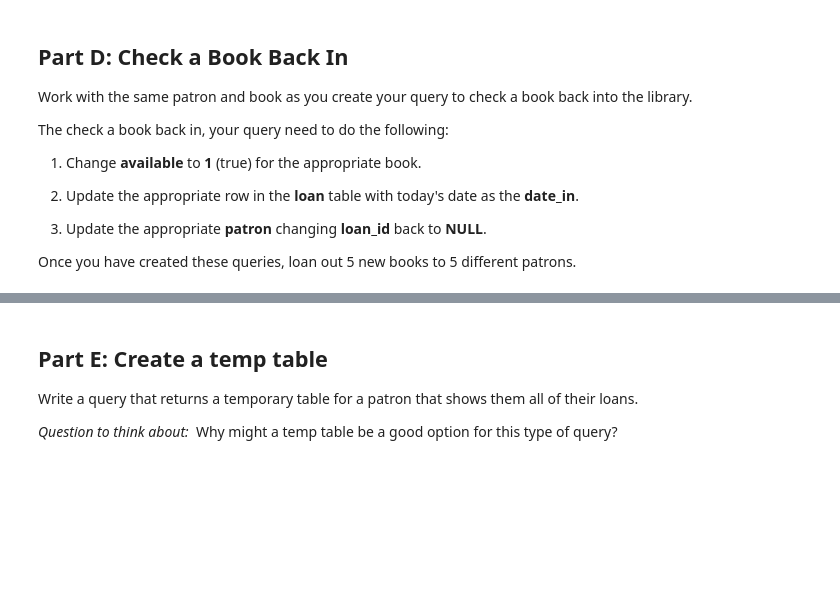
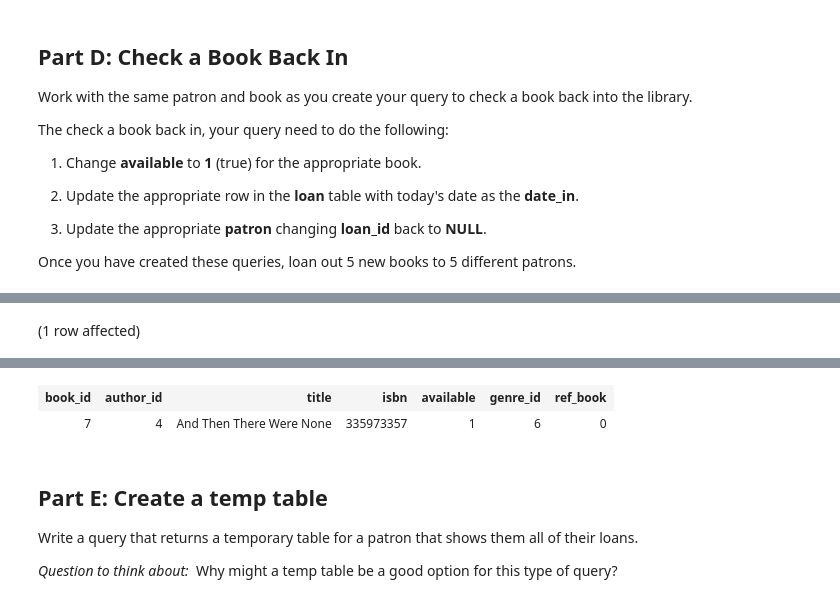
Before and after one commit to tshililoa/SQL-Part-5-Studio, a Jupyter notebook: Studio.ipynb, the cells around one changed output, grey strips where cells are left out. Cells and saved outputs as stored; diff of their text form; code cells hidden in the pictures; blank space fills up the shorter version.

```diff
--- a/Studio.ipynb
+++ b/Studio.ipynb
@@ -701,0 +771,5 @@ Once you have created these queries, loan out 5 new books to 5 different patrons
+# %%
+---SELECT* FROM JunkDB_KC.Tshililo.book
+----WHERE book_id = 7
+# %% [output]
+(1 row affected)
@@ -702,3 +777,5 @@ Once you have created these queries, loan out 5 new books to 5 different patrons
+| book_id | author_id | title | isbn | available | genre_id | ref_book |
+| 7 | 4 | And Then There Were None | 335973357 | 1 | 6 | 0 |
 # %% [markdown]
 ## **Part E: Create a temp table**
 
```
Also changed, not shown: parts of 22 cells of this notebook.
